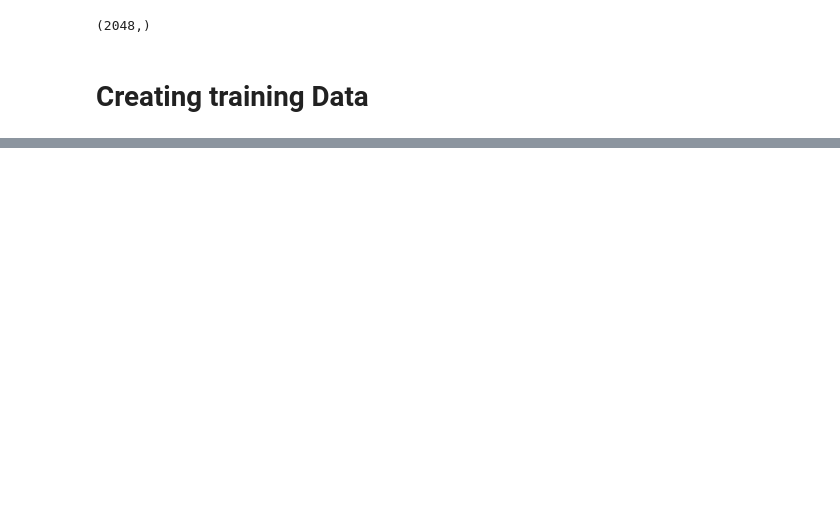
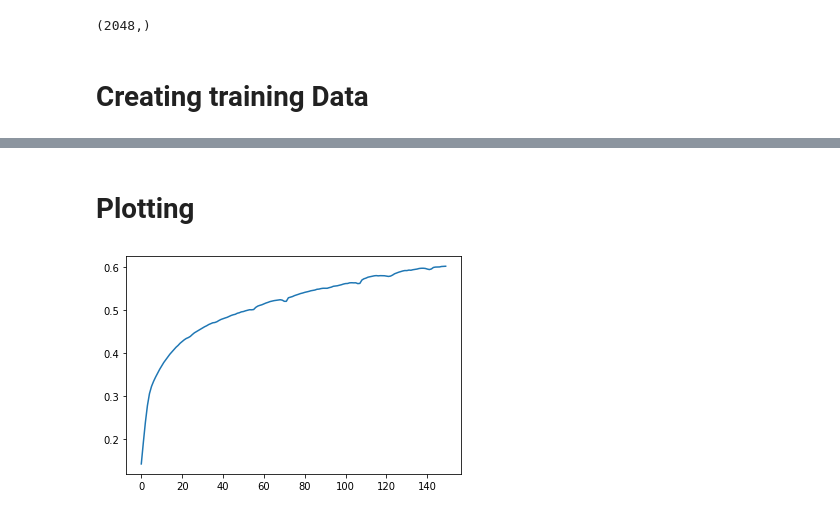
Before and after one commit to skagnihotri/image_captioning, a Jupyter notebook: IMG_CAPT.ipynb, the cells around one changed output, grey strips where cells are left out. Drawn from its saved outputs; the diff is of its cells as text; code cells hidden in the pictures; blank space fills up the shorter version.

```diff
--- a/IMG_CAPT.ipynb
+++ b/IMG_CAPT.ipynb
@@ -248,0 +369,3 @@ def train_data(all_img_cap, img_encoded, word_2_idx, max_len, vocal_size) :
+# %%
+loss = []
+acc = []
@@ -248,0 +400,7 @@ def train_data(all_img_cap, img_encoded, word_2_idx, max_len, vocal_size) :
+# %% [markdown]
+# Plotting
+# %%
+plt.plot(acc)
+plt.show()
+# %% [output]
+[figure, added]
```
Also changed, not shown: parts of 45 cells of this notebook.
